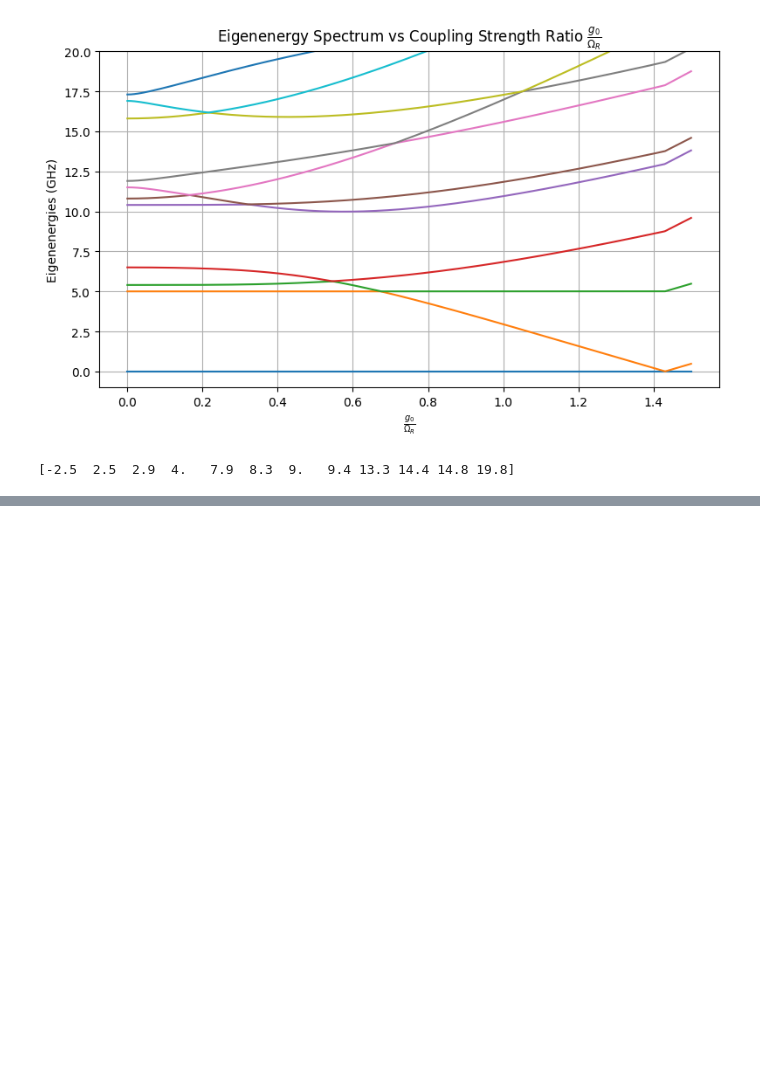
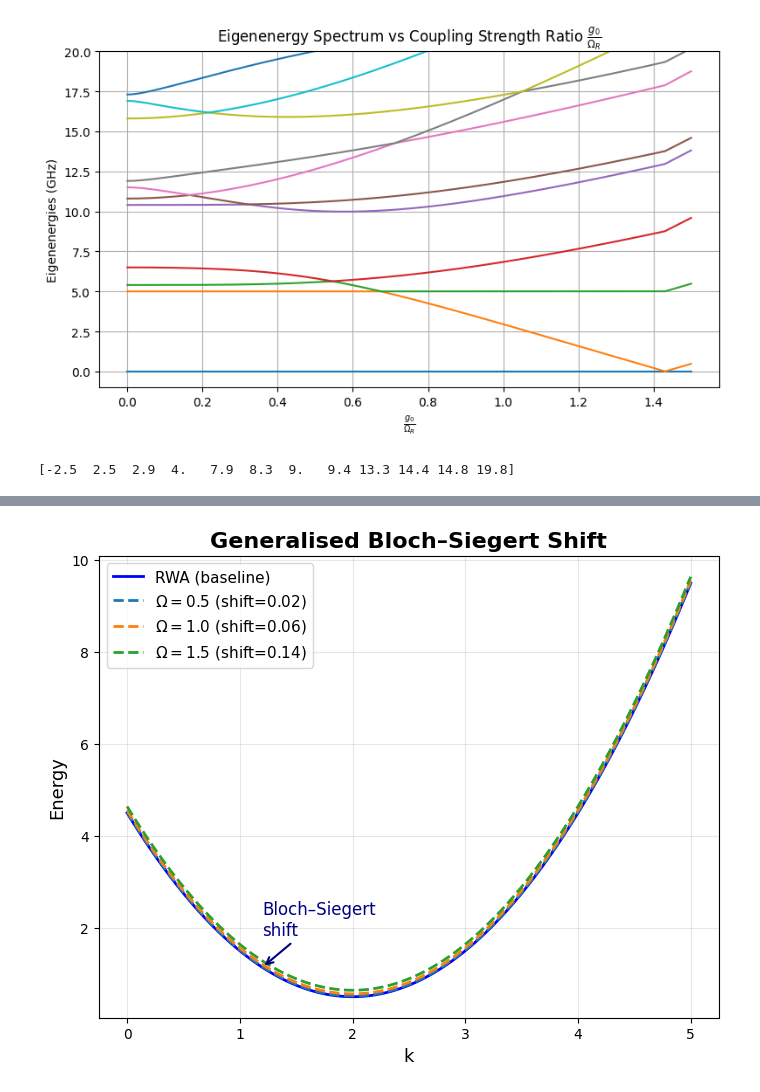
Before and after one commit to shreyasat27/MSc-QT-, a Jupyter notebook: thesis_plts.ipynb, the cells around one changed output, grey strips where cells are left out. Saved outputs shown, nothing was run; the diff lists cells and outputs as text; code cells hidden in the pictures; blank space fills up the shorter version.

```diff
--- a/thesis_plts.ipynb
+++ b/thesis_plts.ipynb
@@ -426,0 +578,45 @@ print(np.round(eigenvals[0] / (2*np.pi), 6))
+# %%
+import numpy as np
+import matplotlib.pyplot as plt
+
+# Parameters
+omega0 = 2.0          # Qubit frequency
+omega_d = 2.0         # Drive frequency (near resonance)
+Omega_vals = [0.5, 1.0, 1.5]  # Drive strengths (Rabi frequencies)
+
+# Momentum-like variable
+k = np.linspace(0, 5, 400)
+
+# Baseline (RWA) parabola (schematic dispersion)
+E_rwa = (k - 2)**2 + 0.5
+
+plt.figure(figsize=(8,6))
+
+# Plot RWA baseline
+plt.plot(k, E_rwa, color="blue", lw=2, label="RWA (baseline)")
+
+# Plot shifted dispersions with actual Bloch–Siegert correction
+for Omega in Omega_vals:
+    delta_bs = Omega**2 / (4*(omega0 + omega_d))
+    E_shifted = E_rwa + delta_bs
+    plt.plot(k, E_shifted, "--", lw=2,
+             label=fr"$\Omega={Omega}$ (shift={delta_bs:.2f})")
+
+# Annotate Bloch–Siegert shift
+x0 = 1.2
+y0 = (x0 - 2)**2 + 0.5
+plt.annotate("Bloch–Siegert\nshift",
+             xy=(x0, y0), xytext=(x0, y0+0.7),
+             arrowprops=dict(arrowstyle="->", color="navy", lw=1.5),
+             fontsize=12, color="navy")
+
+# Aesthetics
+plt.title("Generalised Bloch–Siegert Shift", fontsize=16, weight="bold")
+plt.xlabel("k", fontsize=13)
+plt.ylabel("Energy", fontsize=13)
+plt.legend(fontsize=11)
+plt.grid(alpha=0.3)
+
+plt.show()
+# %% [output]
+[figure, added]
```
Also changed, not shown: parts of 6 cells of this notebook.
